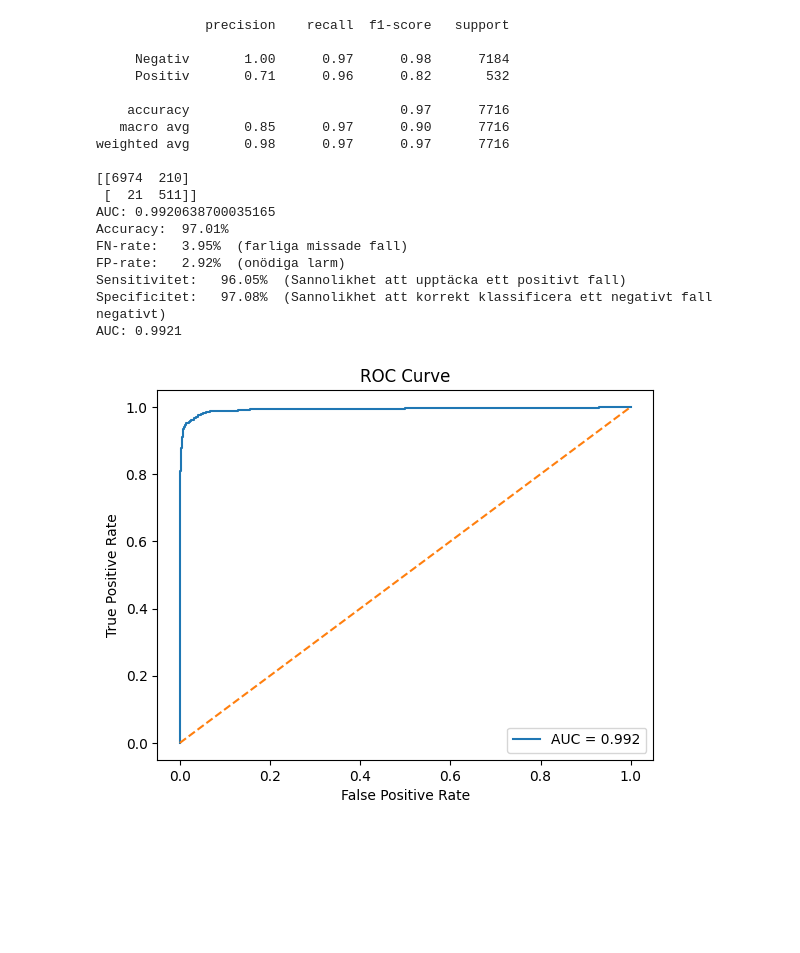
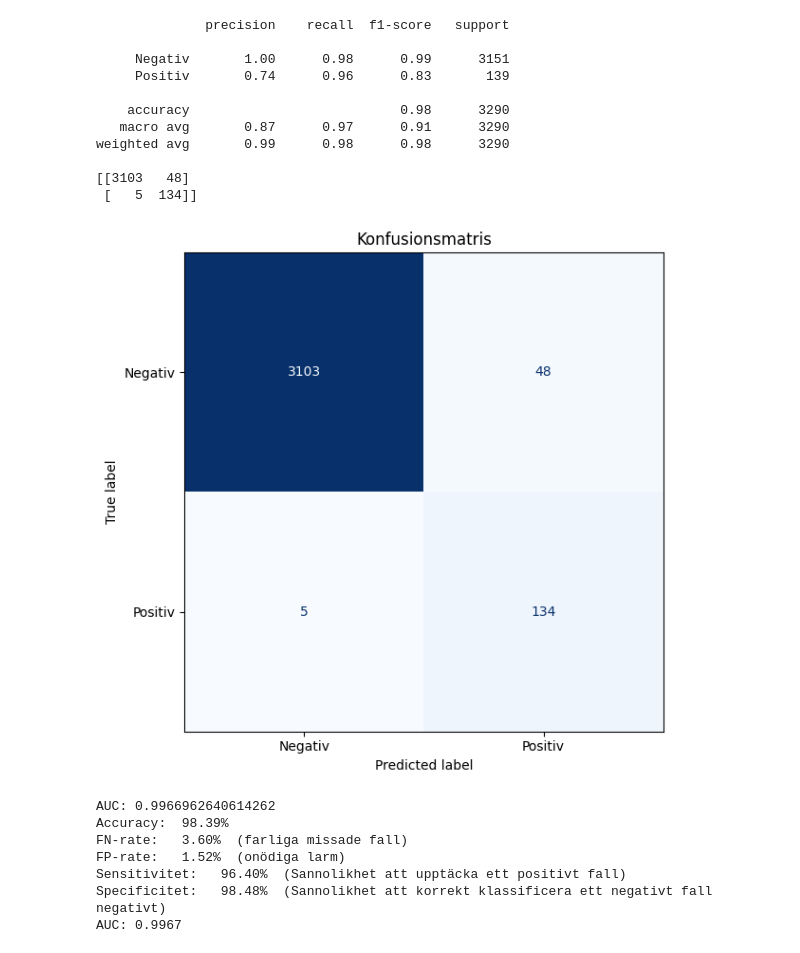
Before and after one commit to andreasjak/MSc26_Assar, a Jupyter notebook: finding_models/dilated_cnn.ipynb, the cells around one changed output. Cells and saved outputs as stored; diff of their text form; code cells hidden in the pictures; blank space fills up the shorter version.

```diff
--- a/finding_models/dilated_cnn.ipynb
+++ b/finding_models/dilated_cnn.ipynb
@@ -55,0 +41,25 @@ Klar!
+# %%
+con = duckdb.connect('../capillary.db')
+df = con.execute("""
+                 SELECT row_id, value,fractions, boundaries,albumin,antitrypsin,orosomukoid,haptoglobin,crp,igg,iga,igm, label, set, interpretation
+                 FROM protein_data
+                 WHERE value IS NOT NULL
+                 AND observation_nr = 1
+                 AND analysis IS NOT NULL
+                 AND protein_value IS NOT NULL
+                 """).df()
+con.close()
+
+
+k_fold_rows = df[df['set'].isin(['train','val']) ].copy()
+k_fold_rows = k_fold_rows[k_fold_rows['label'].isin([0,1])]
+drop_indices = k_fold_rows[k_fold_rows['label'] == 0].sample(frac=0.7).index
+k_fold_rows = k_fold_rows.drop(drop_indices)
+print(f"Totalt antal utan m-komponent i K-fold poolen: {len(k_fold_rows[k_fold_rows['label'] == 0])}")
+print(f"Totalt antal med m-komponent i K-fold poolen: {len(k_fold_rows[k_fold_rows['label'] == 1])}")
+
+test_rows  = df[df['set'] == 'test']
+
+
+CNN = CNNModel()
+CNN.retrain_with_k_fold(k_fold_rows)
@@ -56,24 +95,24 @@ Klar!
 # %%
-test_rows = test_rows[test_rows['label'].isin([0,1])]
-result = CNN.predict(test_rows)
+val_rows = val_rows[val_rows['label'].isin([0,1])]
+result = CNN.predict(val_rows,threshold=0.2)
 _ = evaluate(result)
 # %% [output]
               precision    recall  f1-score   support
 
-     Negativ       1.00      0.97      0.98      7184
-     Positiv       0.71      0.96      0.82       532
+     Negativ       1.00      0.98      0.99      3151
+     Positiv       0.74      0.96      0.83       139
 
-    accuracy                           0.97      7716
-   macro avg       0.85      0.97      0.90      7716
-weighted avg       0.98      0.97      0.97      7716
+    accuracy                           0.98      3290
+   macro avg       0.87      0.97      0.91      3290
+weighted avg       0.99      0.98      0.98      3290
 
-[[6974  210]
- [  21  511]]
-AUC: 0.9920638700035165
-Accuracy:  97.01%
-FN-rate:   3.95%  (farliga missade fall)
-FP-rate:   2.92%  (onödiga larm)
-Sensitivitet:   96.05%  (Sannolikhet att upptäcka ett positivt fall)
-Specificitet:   97.08%  (Sannolikhet att korrekt klassificera ett negativt fall negativt)
-AUC: 0.9921
+[[3103   48]
+ [   5  134]]
-[figure, old version]
+[figure, new version]
+AUC: 0.9966962640614262
+Accuracy:  98.39%
+FN-rate:   3.60%  (farliga missade fall)
+FP-rate:   1.52%  (onödiga larm)
+Sensitivitet:   96.40%  (Sannolikhet att upptäcka ett positivt fall)
+Specificitet:   98.48%  (Sannolikhet att korrekt klassificera ett negativt fall negativt)
+AUC: 0.9967
```
Also changed, not shown: parts of 4 cells of this notebook, 59 other files.
